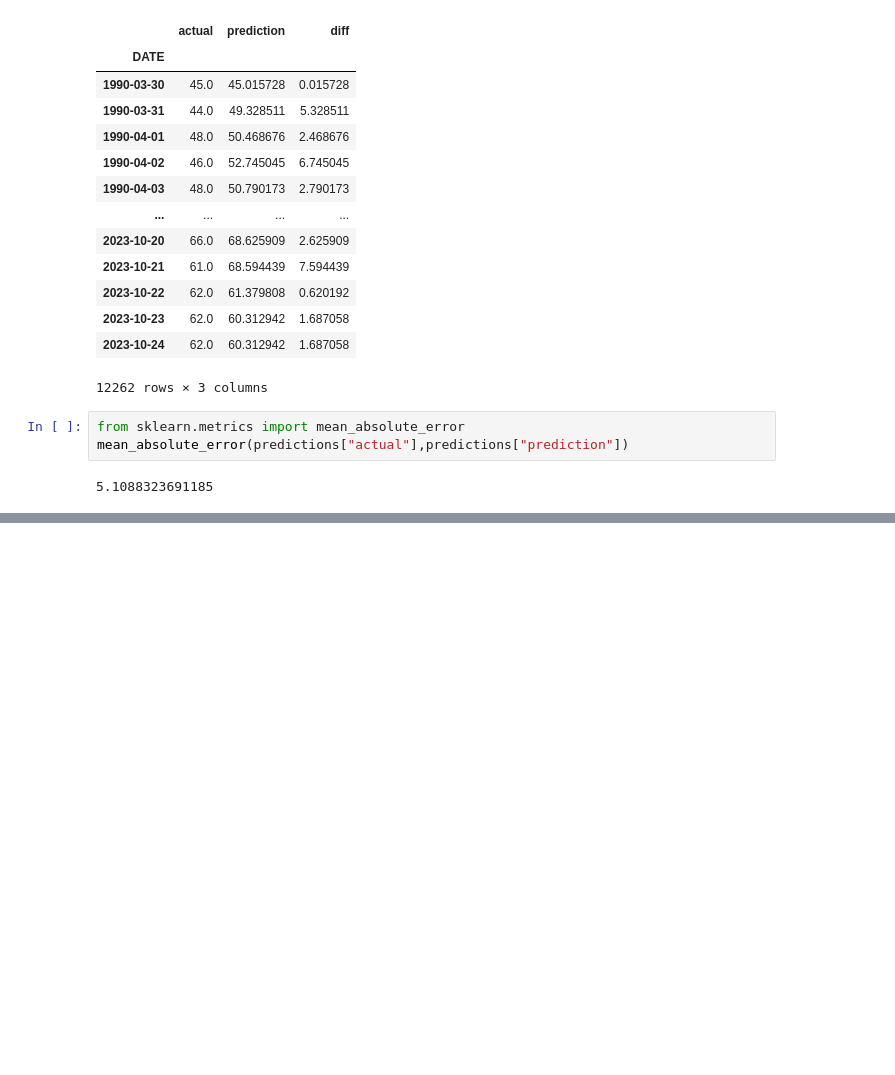
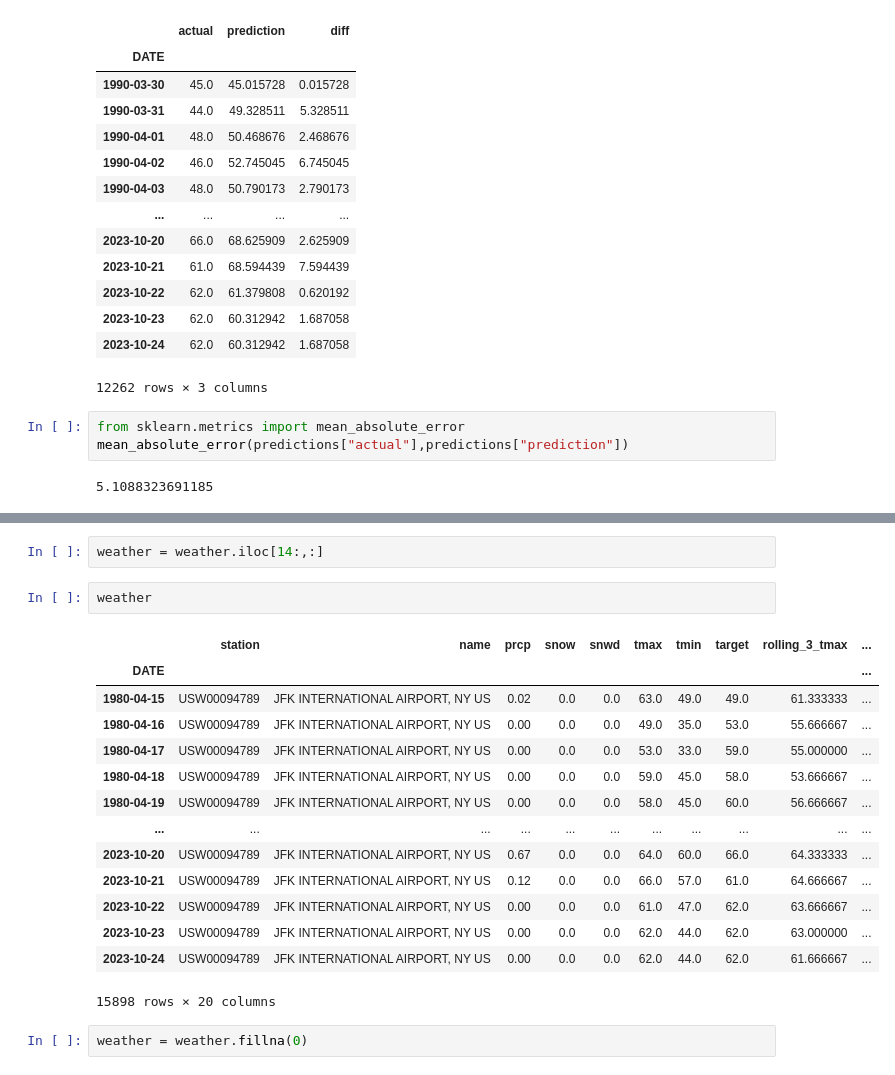
Before and after one commit to natharyan/Temperature-Forecast, a Jupyter notebook: main.ipynb, the cells around one changed output, grey strips where cells are left out. Saved outputs shown, nothing was run; the diff lists cells and outputs as text; blank space fills up the shorter version.

```diff
--- a/main.ipynb
+++ b/main.ipynb
@@ -213,0 +258,21 @@ def compute_rolling(weatehr, horizon, col):
+# %%
+weather = weather.iloc[14:,:]
+# %%
+weather
+# %% [output]
+|  | station | name | prcp | snow | snwd | tmax | tmin | target | rolling_3_tmax | ... |
+| DATE |  |  |  |  |  |  |  |  |  | ... |
+| 1980-04-15 | USW00094789 | JFK INTERNATIONAL AIRPORT, NY US | 0.02 | 0.0 | 0.0 | 63.0 | 49.0 | 49.0 | 61.333333 | ... |
+| 1980-04-16 | USW00094789 | JFK INTERNATIONAL AIRPORT, NY US | 0.00 | 0.0 | 0.0 | 49.0 | 35.0 | 53.0 | 55.666667 | ... |
+| 1980-04-17 | USW00094789 | JFK INTERNATIONAL AIRPORT, NY US | 0.00 | 0.0 | 0.0 | 53.0 | 33.0 | 59.0 | 55.000000 | ... |
+| 1980-04-18 | USW00094789 | JFK INTERNATIONAL AIRPORT, NY US | 0.00 | 0.0 | 0.0 | 59.0 | 45.0 | 58.0 | 53.666667 | ... |
+| 1980-04-19 | USW00094789 | JFK INTERNATIONAL AIRPORT, NY US | 0.00 | 0.0 | 0.0 | 58.0 | 45.0 | 60.0 | 56.666667 | ... |
+| ... | ... | ... | ... | ... | ... | ... | ... | ... | ... | ... |
+| 2023-10-20 | USW00094789 | JFK INTERNATIONAL AIRPORT, NY US | 0.67 | 0.0 | 0.0 | 64.0 | 60.0 | 66.0 | 64.333333 | ... |
+| 2023-10-21 | USW00094789 | JFK INTERNATIONAL AIRPORT, NY US | 0.12 | 0.0 | 0.0 | 66.0 | 57.0 | 61.0 | 64.666667 | ... |
+| 2023-10-22 | USW00094789 | JFK INTERNATIONAL AIRPORT, NY US | 0.00 | 0.0 | 0.0 | 61.0 | 47.0 | 62.0 | 63.666667 | ... |
+| 2023-10-23 | USW00094789 | JFK INTERNATIONAL AIRPORT, NY US | 0.00 | 0.0 | 0.0 | 62.0 | 44.0 | 62.0 | 63.000000 | ... |
+| 2023-10-24 | USW00094789 | JFK INTERNATIONAL AIRPORT, NY US | 0.00 | 0.0 | 0.0 | 62.0 | 44.0 | 62.0 | 61.666667 | ... |
+15898 rows × 20 columns
+# %%
+weather = weather.fillna(0)
```
Also changed, not shown: parts of 13 cells of this notebook.
